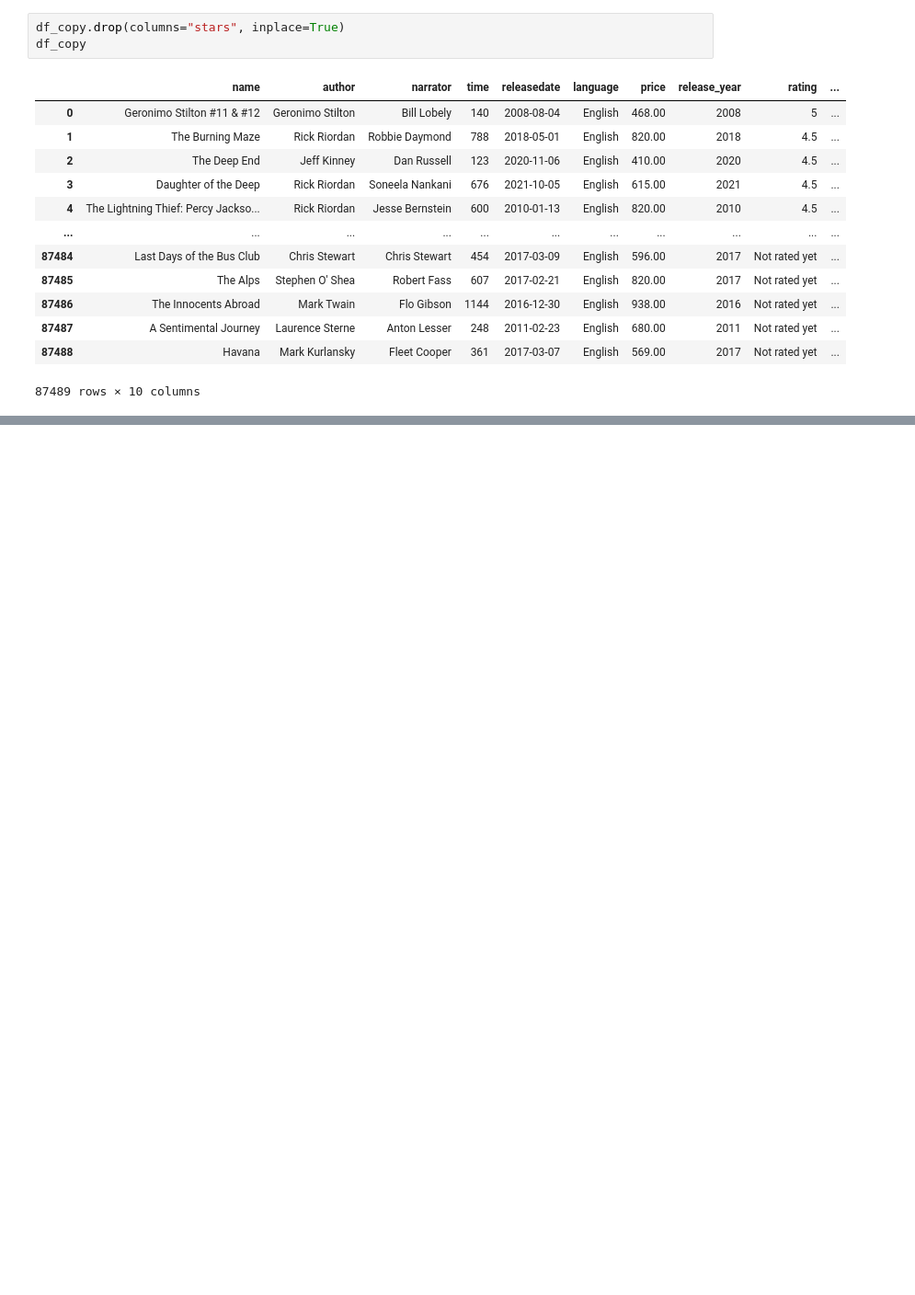
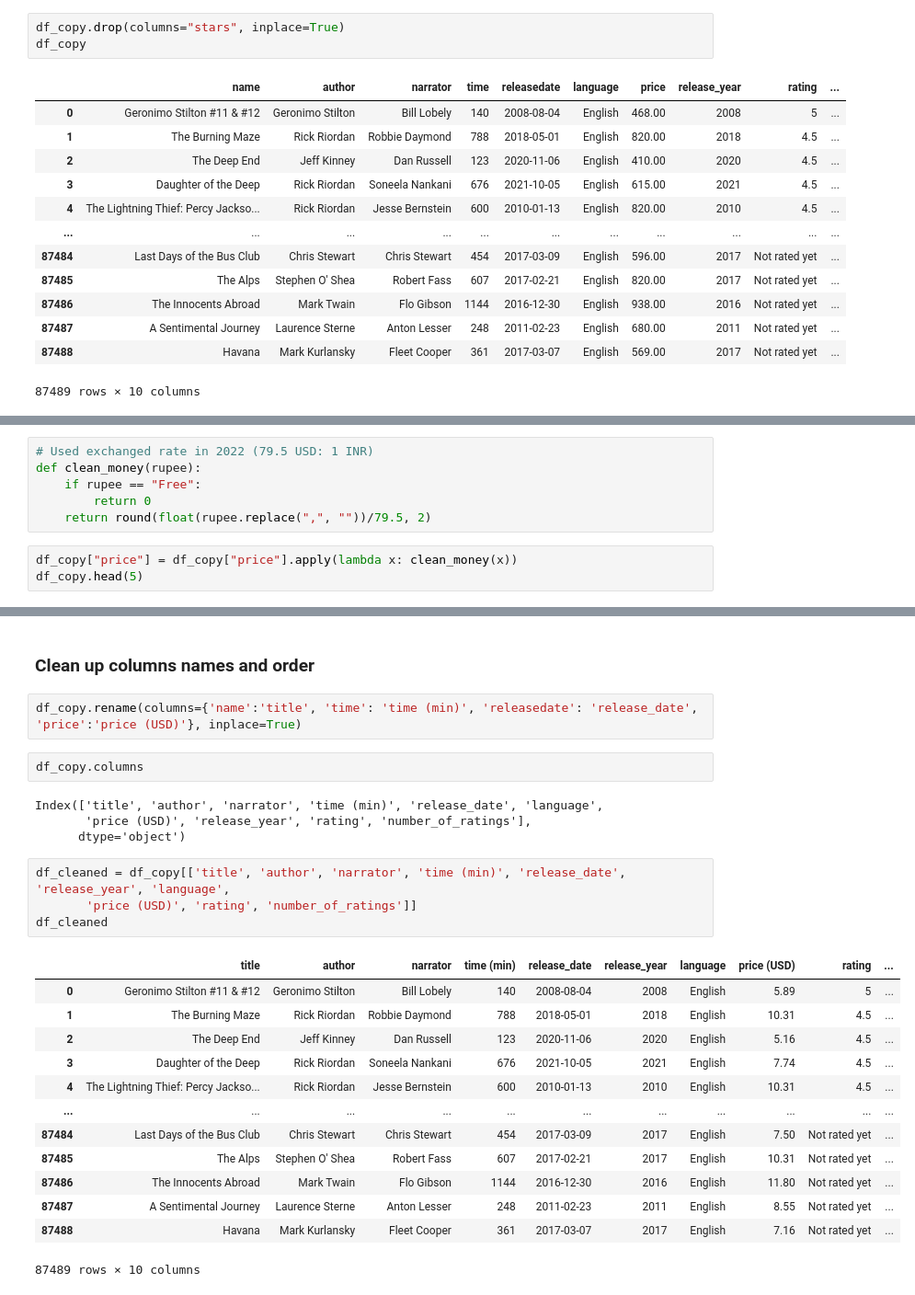
Before and after one commit to JenniferM-BShulyak/book_audible, a Jupyter notebook: audible_ETL.ipynb, the cells around one changed output, grey strips where cells are left out. Shown at 92% size. Saved outputs shown, nothing was run; the diff lists cells and outputs as text; blank space fills up the shorter version.

Commit message:
Finished cleaning audible data

```diff
--- a/audible_ETL.ipynb
+++ b/audible_ETL.ipynb
@@ -161,0 +149,9 @@ df_copy
+# %%
+# Used exchanged rate in 2022 (79.5 USD: 1 INR)
+def clean_money(rupee):
+    if rupee == "Free":
+        return 0
+    return round(float(rupee.replace(",", ""))/79.5, 2)
+# %%
+df_copy["price"] = df_copy["price"].apply(lambda x: clean_money(x))
+df_copy.head(5)
@@ -161,0 +165,28 @@ df_copy
+# %% [markdown]
+### Clean up columns names and order
+# %%
+df_copy.rename(columns={'name':'title', 'time': 'time (min)', 'releasedate': 'release_date', 'price':'price (USD)'}, inplace=True)
+# %%
+df_copy.columns
+# %% [output]
+Index(['title', 'author', 'narrator', 'time (min)', 'release_date', 'language',
+       'price (USD)', 'release_year', 'rating', 'number_of_ratings'],
+      dtype='object')
+# %%
+df_cleaned = df_copy[['title', 'author', 'narrator', 'time (min)', 'release_date', 'release_year', 'language',
+       'price (USD)', 'rating', 'number_of_ratings']]
+df_cleaned
+# %% [output]
+|  | title | author | narrator | time (min) | release_date | release_year | language | price (USD) | rating | ... |
+| 0 | Geronimo Stilton #11 & #12 | Geronimo Stilton | Bill Lobely | 140 | 2008-08-04 | 2008 | English | 5.89 | 5 | ... |
+| 1 | The Burning Maze | Rick Riordan | Robbie Daymond | 788 | 2018-05-01 | 2018 | English | 10.31 | 4.5 | ... |
+| 2 | The Deep End | Jeff Kinney | Dan Russell | 123 | 2020-11-06 | 2020 | English | 5.16 | 4.5 | ... |
+| 3 | Daughter of the Deep | Rick Riordan | Soneela Nankani | 676 | 2021-10-05 | 2021 | English | 7.74 | 4.5 | ... |
+| 4 | The Lightning Thief: Percy Jackso... | Rick Riordan | Jesse Bernstein | 600 | 2010-01-13 | 2010 | English | 10.31 | 4.5 | ... |
+| ... | ... | ... | ... | ... | ... | ... | ... | ... | ... | ... |
+| 87484 | Last Days of the Bus Club | Chris Stewart | Chris Stewart | 454 | 2017-03-09 | 2017 | English | 7.50 | Not rated yet | ... |
+| 87485 | The Alps | Stephen O' Shea | Robert Fass | 607 | 2017-02-21 | 2017 | English | 10.31 | Not rated yet | ... |
+| 87486 | The Innocents Abroad | Mark Twain | Flo Gibson | 1144 | 2016-12-30 | 2016 | English | 11.80 | Not rated yet | ... |
+| 87487 | A Sentimental Journey | Laurence Sterne | Anton Lesser | 248 | 2011-02-23 | 2011 | English | 8.55 | Not rated yet | ... |
+| 87488 | Havana | Mark Kurlansky | Fleet Cooper | 361 | 2017-03-07 | 2017 | English | 7.16 | Not rated yet | ... |
+87489 rows × 10 columns
```
Also changed, not shown: parts of 4 cells of this notebook.
